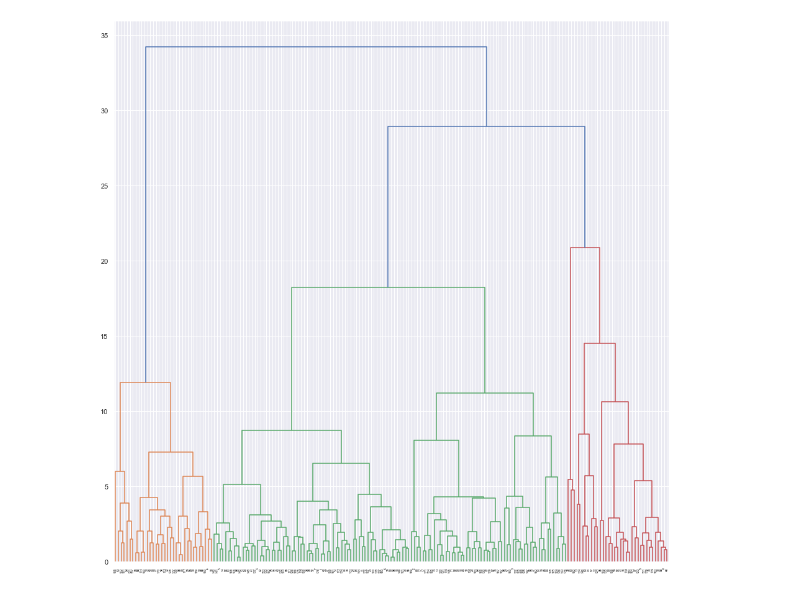
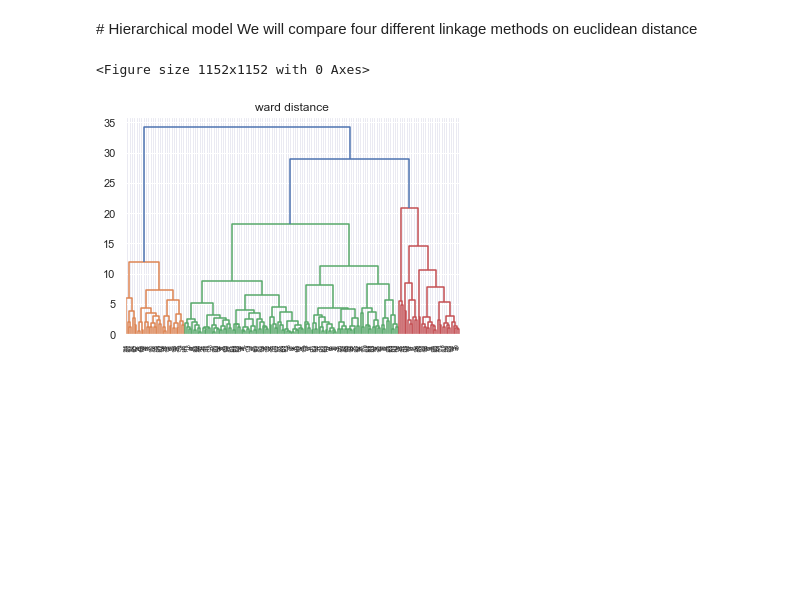
Before and after one commit to Snail664/country-clustering, a Jupyter notebook: hirarchical.ipynb, the cells around one changed output. Drawn from its saved outputs; the diff is of its cells as text; code cells hidden in the pictures; blank space fills up the shorter version.

```diff
--- a/hirarchical.ipynb
+++ b/hirarchical.ipynb
@@ -12,14 +38,32 @@ sb.set_theme()
 %store -r final_data
 # simplified dataframe with Principal components
 %store -r data6D
+# %% [markdown]
+# Hierarchical model
+We will compare four different linkage methods on euclidean distance
+# %%
+data6DCP = data6D.copy()
+countries = data6DCP["Country"]
+data6DCP = data6DCP.drop(columns=["Country"])
+plt.figure(figsize=(16,16))
+
+# different types of linkages:
+# ward - minizes variance
+# average - uses the average of the distances of each observation of the two sets
+# complete - uses the maximum distances between all observations of the two sets
+# single - uses the minimum of the distances between all observations of the two sets
+
+WARD = 'ward'
+AVG = 'average'
+COMPLETE = 'complete'
+SINGLE = 'single'
+DISTANCE = 'euclidean'
+# %% [output]
+<Figure size 1152x1152 with 0 Axes>
 # %%
-data6DCP = data6D.copy()
-countries = data6DCP["Country"]
-data6DCP = data6DCP.drop(columns=["Country"])
-plt.figure(figsize=(16,16))
-
-LINKAGE = 'ward'
-DISTANCE = 'euclidean'
-dend = hirar_utils.dendrogram(hirar_utils.linkage(data6DCP, method=LINKAGE, metric=DISTANCE))
+# ward
+plt.plot(figsize=(16,24))
+plt.title(WARD + " distance")
+dend = hirar_utils.dendrogram(hirar_utils.linkage(data6DCP, method=WARD, metric=DISTANCE))
 # %% [output]
-[figure, old version]
+[figure, new version]
```
Also changed, not shown: parts of 9 cells of this notebook.
